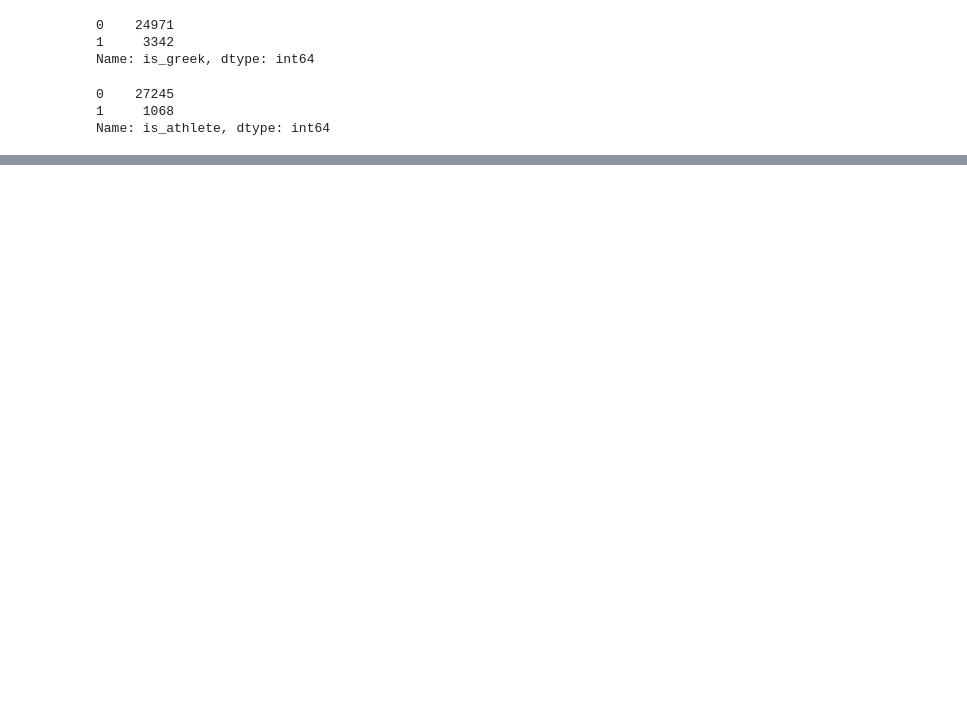
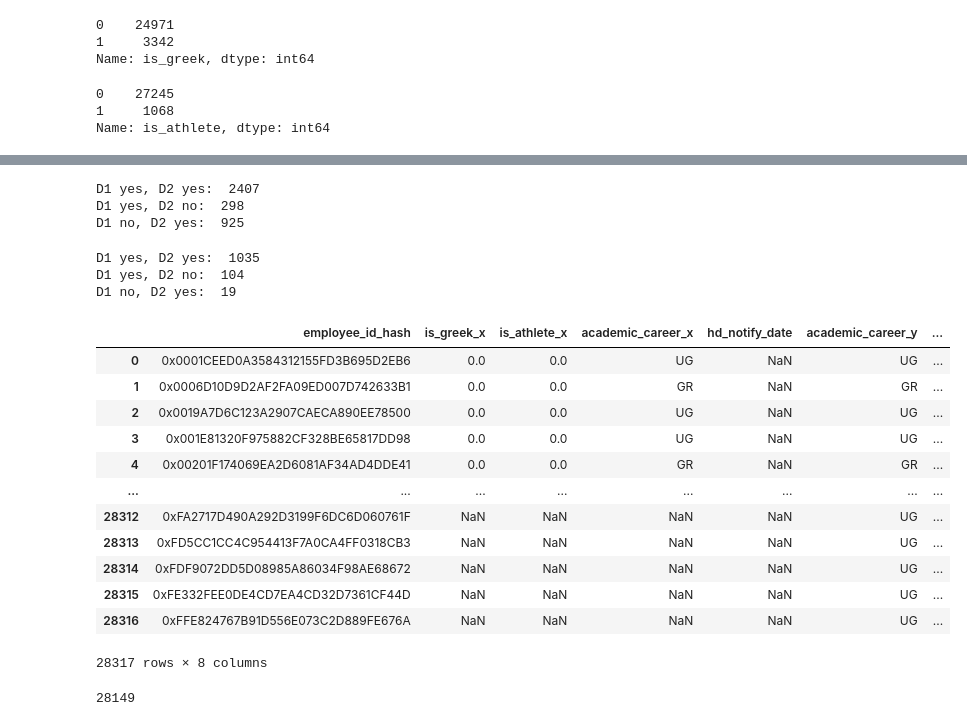
Before and after one commit to zyyjjj/classroom_transmission, a Jupyter notebook: notebooks/01262023_load_student_day_data.ipynb, the cells around one changed output, grey strips where cells are left out. Drawn from its saved outputs; the diff is of its cells as text; code cells hidden in the pictures; blank space fills up the shorter version.

Commit message:
prepare to update G/A classification in student-day data; confirm positive counts

```diff
--- a/notebooks/01262023_load_student_day_data.ipynb
+++ b/notebooks/01262023_load_student_day_data.ipynb
@@ -98,0 +158,6 @@ Name: is_athlete, dtype: int64
+# %%
+class_registrations = pd.read_csv('older data/TAB_all_students_classes.csv')
+class_registrations_students = class_registrations[['employee_id_hash', 'is_greek', 'is_athlete', 'academic_career']]
+class_registrations_students.drop_duplicates(inplace=True, ignore_index = True)
+
+print(class_registrations.shape, class_registrations_students.shape)
@@ -98,0 +203,20 @@ Name: is_athlete, dtype: int64
+# %%
+# for Greek membership:
+
+print('D1 yes, D2 yes: ', joined[(joined['is_greek_x']==1) & (joined['academic_career_y'] == 'UG_G')].shape[0])
+print('D1 yes, D2 no: ', joined[(joined['is_greek_x']==1) & (joined['academic_career_y'] != 'UG_G')].shape[0])
+print('D1 no, D2 yes: ', joined[(joined['is_greek_x'] !=1) & (joined['academic_career_y'] == 'UG_G')].shape[0])
+# %% [output]
+D1 yes, D2 yes:  2407
+D1 yes, D2 no:  298
+D1 no, D2 yes:  925
+# %%
+# for athlete membership:
+
+print('D1 yes, D2 yes: ', joined[(joined['is_athlete_x']==1) & (joined['academic_career_y'] == 'UG_A')].shape[0])
+print('D1 yes, D2 no: ', joined[(joined['is_athlete_x']==1) & (joined['academic_career_y'] != 'UG_A')].shape[0])
+print('D1 no, D2 yes: ', joined[(joined['is_athlete_x'] !=1) & (joined['academic_career_y'] == 'UG_A')].shape[0])
+# %% [output]
+D1 yes, D2 yes:  1035
+D1 yes, D2 no:  104
+D1 no, D2 yes:  19
@@ -98,0 +229,16 @@ Name: is_athlete, dtype: int64
+# %%
+pd.merge(class_registrations_students, unique, how = 'outer', on = 'employee_id_hash')
+# %% [output]
+|  | employee_id_hash | is_greek_x | is_athlete_x | academic_career_x | hd_notify_date | academic_career_y | ... |
+| 0 | 0x0001CEED0A3584312155FD3B695D2EB6 | 0.0 | 0.0 | UG | NaN | UG | ... |
+| 1 | 0x0006D10D9D2AF2FA09ED007D742633B1 | 0.0 | 0.0 | GR | NaN | GR | ... |
+| 2 | 0x0019A7D6C123A2907CAECA890EE78500 | 0.0 | 0.0 | UG | NaN | UG | ... |
+| 3 | 0x001E81320F975882CF328BE65817DD98 | 0.0 | 0.0 | UG | NaN | UG | ... |
+| 4 | 0x00201F174069EA2D6081AF34AD4DDE41 | 0.0 | 0.0 | GR | NaN | GR | ... |
+| ... | ... | ... | ... | ... | ... | ... | ... |
+| 28312 | 0xFA2717D490A292D3199F6DC6D060761F | NaN | NaN | NaN | NaN | UG | ... |
+| 28313 | 0xFD5CC1CC4C954413F7A0CA4FF0318CB3 | NaN | NaN | NaN | NaN | UG | ... |
+| 28314 | 0xFDF9072DD5D08985A86034F98AE68672 | NaN | NaN | NaN | NaN | UG | ... |
+| 28315 | 0xFE332FEE0DE4CD7EA4CD32D7361CF44D | NaN | NaN | NaN | NaN | UG | ... |
+| 28316 | 0xFFE824767B91D556E073C2D889FE676A | NaN | NaN | NaN | NaN | UG | ... |
+28317 rows × 8 columns
@@ -98,0 +251,4 @@ Name: is_athlete, dtype: int64
+# %%
+len(set(class_registrations_students['employee_id_hash']).intersection(set(unique['employee_id_hash'])))
+# %% [output]
+28149
```
Also changed, not shown: parts of 13 cells of this notebook.
